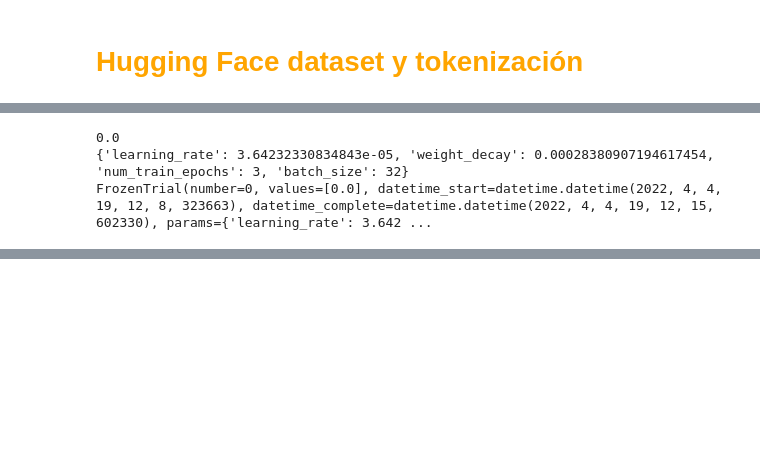
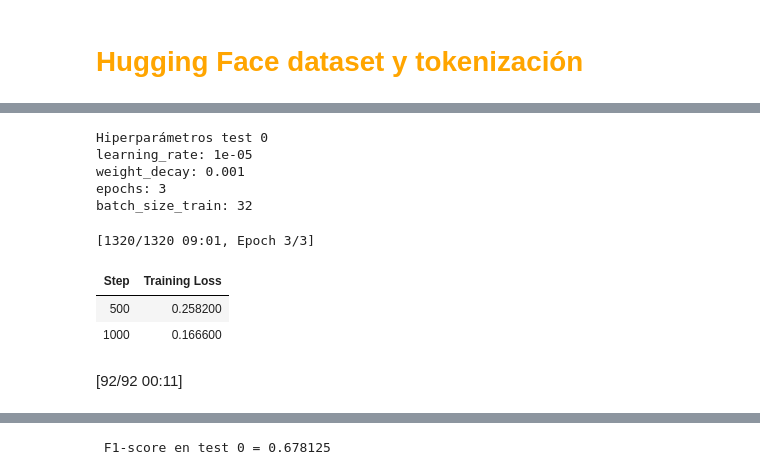
Before and after one commit to Albmargar1/ClickbaitDetector, a Jupyter notebook: main.ipynb, the cells around one changed output, grey strips where cells are left out. Drawn from its saved outputs; the diff is of its cells as text; code cells hidden in the pictures; blank space fills up the shorter version.

```diff
--- a/main.ipynb
+++ b/main.ipynb
@@ -349 +185,9 @@ DatasetDict({
+# %%
+def clip_dataset_mean(dataset):
+  return dataset[(dataset['truthMean']<clip_min_mean) | (dataset['truthMean']>=clip_max_mean)].reset_index(drop=True)
+# %%
+train = clip_dataset_mean(train)
+# %%
+data_dic = datasets.DatasetDict({'train': datasets.Dataset.from_pandas(train),
+                                 'val': datasets.Dataset.from_pandas(val)})
 # %%
@@ -375,34 +217,3 @@ def compute_metrics(eval_pred):
     predictions, labels = eval_pred
     predictions = predictions.argmax(axis=-1)
     return metric.compute(predictions=predictions, references=labels)
-# %%
-def objective(trial: optuna.Trial):
-  training_args = TrainingArguments(output_dir='test',
-                                    learning_rate=trial.suggest_loguniform('learning_rate',
-                                                                           low=1e-6, high=9e-5),
-                                    weight_decay=trial.suggest_loguniform('weight_decay',
-                                                                          4e-5, 0.01),
-                                    num_train_epochs=trial.suggest_int('num_train_epochs',
-                                                                       low = 2,high = 5),
-                                    per_device_train_batch_size=trial.suggest_categorical('batch_size',
-                                                                                         [8, 16, 32]),
-                                    per_device_eval_batch_size=32,
-                                    disable_tqdm=False)
-
-  trainer = Trainer(args=training_args,
-                    tokenizer=tokenizer,
-                    train_dataset=tokenized_datasets['train'],
-                    eval_dataset=tokenized_datasets['val'],
-                    model_init=model_init,
-                    compute_metrics=compute_metrics)
-
-
-  result = trainer.train()
-  eval_result = trainer.evaluate()
-  print(bcolors.blue, '\n', eval_result['eval_f1'], '\n', bcolors.endc)
-
-  return eval_result['eval_f1']
-
-# We want to minimize the loss!
-study = optuna.create_study(study_name='hyper-parameter-search', direction='maximize')
-study.optimize(func=objective, n_trials=n_trials)
@@ -481,8 +219,0 @@ Training completed. Do not forget to share your model on huggingface.co/models =
-# %%
-print(study.best_value)
-print(study.best_params)
-print(study.best_trial)
-# %% [output]
-0.0
-{'learning_rate': 3.64232330834843e-05, 'weight_decay': 0.00028380907194617454, 'num_train_epochs': 3, 'batch_size': 32}
-FrozenTrial(number=0, values=[0.0], datetime_start=datetime.datetime(2022, 4, 4, 19, 12, 8, 323663), datetime_complete=datetime.datetime(2022, 4, 4, 19, 12, 15, 602330), params={'learning_rate': 3.642 ...
@@ -488,0 +279,7 @@ FrozenTrial(number=0, values=[0.0], datetime_start=datetime.datetime(2022, 4, 4,
+# %%
+if do_hyperparameter_search:
+  objective = Objective()
+  study = optuna.create_study(study_name='hyper-parameter-search', direction='maximize')
+  study.optimize(objective, n_trials=n_trials, callbacks=[objective.callback])
+  objective.best_model.save_pretrained('./ClickbaitDetector/model/',checkpoint,'-clickbait/')
+# %% [output]
@@ -488,0 +287,10 @@ FrozenTrial(number=0, values=[0.0], datetime_start=datetime.datetime(2022, 4, 4,
+Hiperparámetros test 0
+learning_rate: 1e-05
+weight_decay: 0.001
+epochs: 3
+batch_size_train: 32
+[1320/1320 09:01, Epoch 3/3]
+| Step | Training Loss |
+| 500 | 0.258200 |
+| 1000 | 0.166600 |
+[92/92 00:11]
@@ -489,2 +298,3 @@ FrozenTrial(number=0, values=[0.0], datetime_start=datetime.datetime(2022, 4, 4,
+ F1-score en test 0 = 0.678125
 # %%
 torch.cuda.empty_cache()
```
Also changed, not shown: parts of 37 cells of this notebook.
